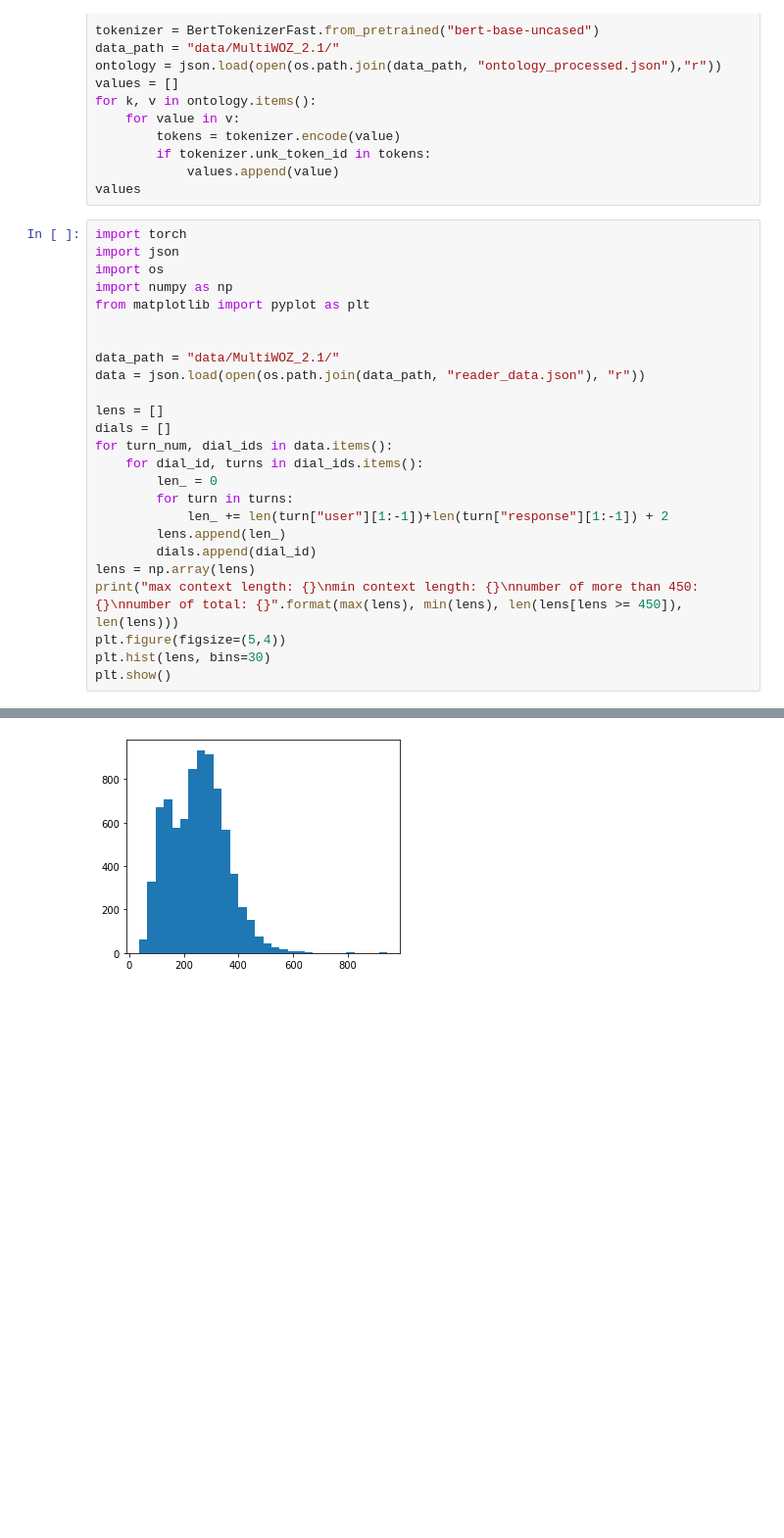
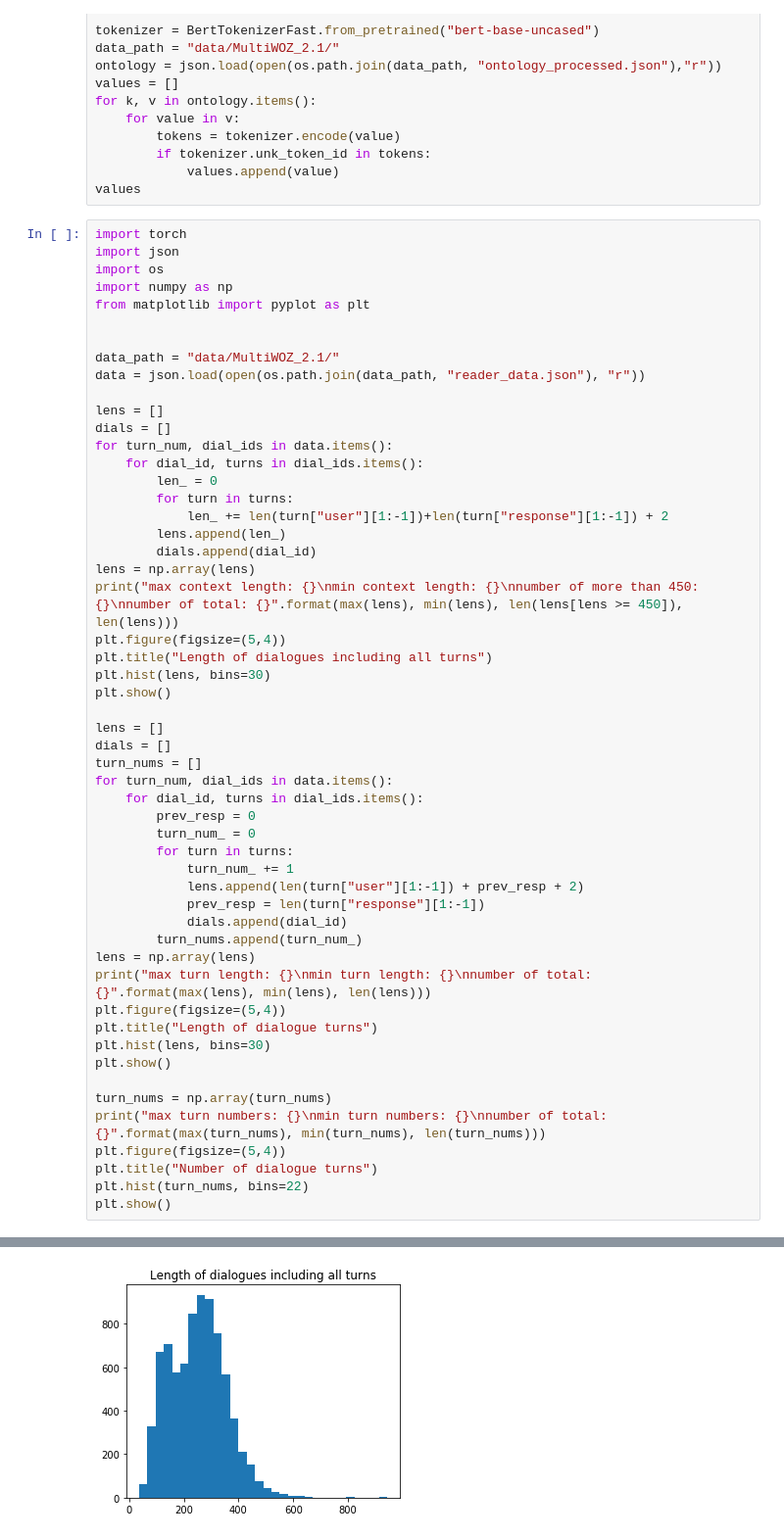
Before and after one commit to gusalsdmlwlq/DS-DST, a Jupyter notebook: ds-dst.ipynb, the cells around one changed output, grey strips where cells are left out. Shown at 98% size. Saved outputs shown, nothing was run; the diff lists cells and outputs as text; blank space fills up the shorter version.

```diff
--- a/ds-dst.ipynb
+++ b/ds-dst.ipynb
@@ -574,31 +574,59 @@ values
 # %%
 import torch
 import json
 import os
 import numpy as np
 from matplotlib import pyplot as plt
 
 
 data_path = "data/MultiWOZ_2.1/"
 data = json.load(open(os.path.join(data_path, "reader_data.json"), "r"))
 
 lens = []
 dials = []
 for turn_num, dial_ids in data.items():
     for dial_id, turns in dial_ids.items():
         len_ = 0
         for turn in turns:
             len_ += len(turn["user"][1:-1])+len(turn["response"][1:-1]) + 2
         lens.append(len_)
         dials.append(dial_id)
 lens = np.array(lens)
 print("max context length: {}\nmin context length: {}\nnumber of more than 450: {}\nnumber of total: {}".format(max(lens), min(lens), len(lens[lens >= 450]), len(lens)))
 plt.figure(figsize=(5,4))
+plt.title("Length of dialogues including all turns")
 plt.hist(lens, bins=30)
 plt.show()
+
+lens = []
+dials = []
+turn_nums = []
+for turn_num, dial_ids in data.items():
+    for dial_id, turns in dial_ids.items():
+        prev_resp = 0
+        turn_num_ = 0
+        for turn in turns:
+            turn_num_ += 1
+            lens.append(len(turn["user"][1:-1]) + prev_resp + 2)
+            prev_resp = len(turn["response"][1:-1])
+            dials.append(dial_id)
+        turn_nums.append(turn_num_)
+lens = np.array(lens)
+print("max turn length: {}\nmin turn length: {}\nnumber of total: {}".format(max(lens), min(lens), len(lens)))
+plt.figure(figsize=(5,4))
+plt.title("Length of dialogue turns")
+plt.hist(lens, bins=30)
+plt.show()
+
+turn_nums = np.array(turn_nums)
+print("max turn numbers: {}\nmin turn numbers: {}\nnumber of total: {}".format(max(turn_nums), min(turn_nums), len(turn_nums)))
+plt.figure(figsize=(5,4))
+plt.title("Number of dialogue turns")
+plt.hist(turn_nums, bins=22)
+plt.show()
 # %% [output]
 max context length: 944
 min context length: 36
 number of more than 450: 224
 number of total: 7893
-[figure, old version]
+[figure, new version]
```
Also changed, not shown: parts of 7 cells of this notebook, 4 other files.
